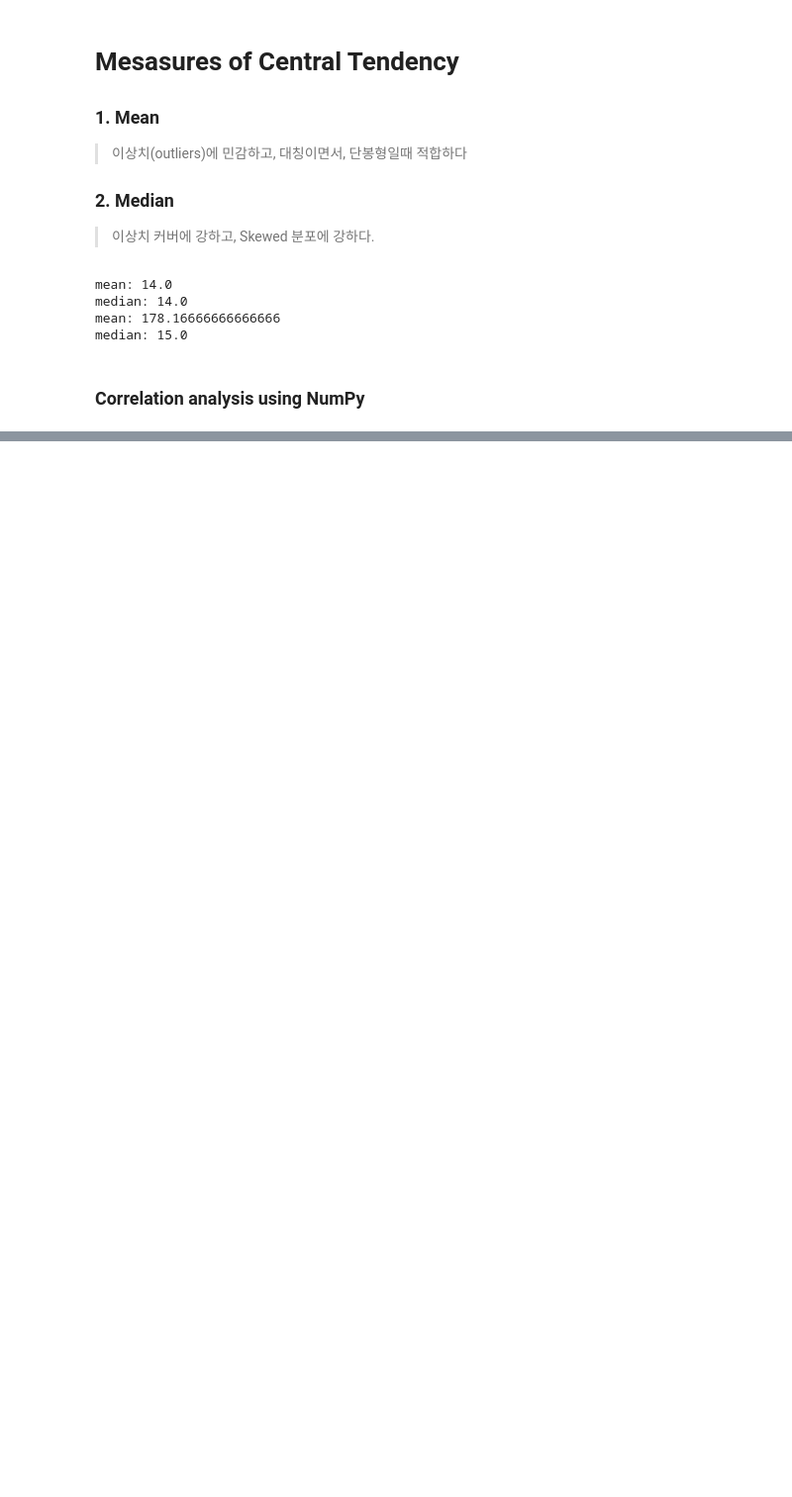
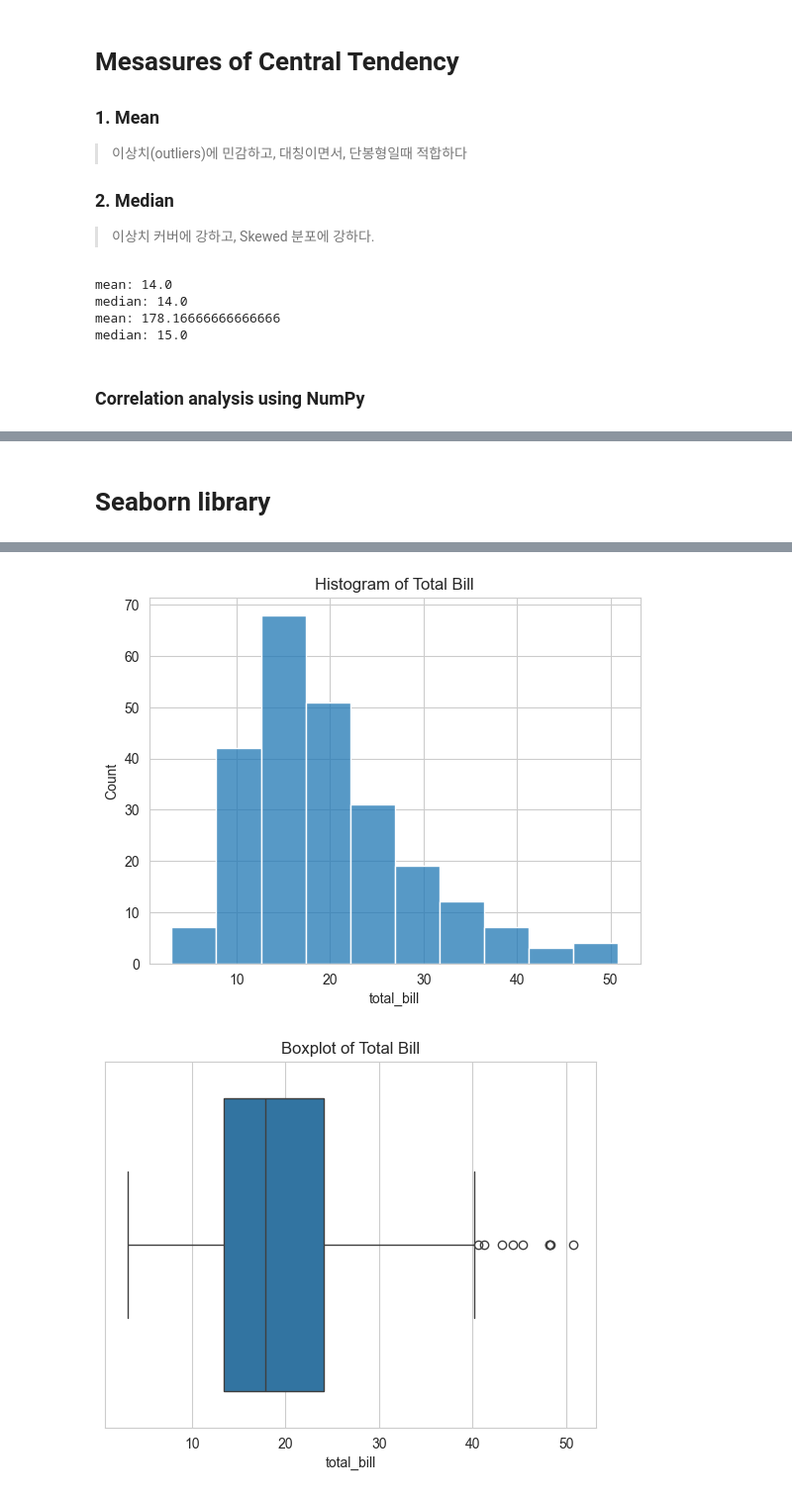
Before and after one commit to juwoojae/FundamentalsOfDataScience, a Jupyter notebook: week5/lecture9.ipynb, the cells around one changed output, grey strips where cells are left out. Shown at 99% size. Drawn from its saved outputs; the diff is of its cells as text; code cells hidden in the pictures; blank space fills up the shorter version.

```diff
--- a/week5/lecture9.ipynb
+++ b/week5/lecture9.ipynb
@@ -44,0 +45,76 @@ array([[1.        , 1.        , 0.06170031],
+# %% [markdown]
+# Seaborn library
+# %%
+# 필요한 라이브러리 import
+import seaborn as sns               # 시각화 라이브러리
+import matplotlib.pyplot as plt     # 그래프 출력용
+
+# 예제 데이터셋 로드 (Seaborn 기본 제공)
+df = sns.load_dataset("tips")       # 레스토랑 팁 데이터
+print(df)
+# -----------------------------
+# 1. 히스토그램 (분포 확인)
+# -----------------------------
+sns.histplot(df['total_bill'], bins=10)   # total_bill 분포
+plt.title("Histogram of Total Bill")      # 제목 설정
+plt.show()                                # 그래프 출력
+
+# -----------------------------
+# 2. 박스플롯 (이상치 + 분포)
+# -----------------------------
+sns.boxplot(x=df['total_bill'])           # 박스플롯
+plt.title("Boxplot of Total Bill")
+plt.show()
+
+# -----------------------------
+# 3. 바이올린 플롯 (분포 + 밀도)
+# -----------------------------
+sns.violinplot(x=df['total_bill'])        # 바이올린 플롯
+plt.title("Violin Plot of Total Bill")
+plt.show()
+
+# -----------------------------
+# 4. 막대그래프 (카테고리 비교)
+# -----------------------------
+sns.barplot(x='day', y='total_bill', data=df)   # 요일별 평균 total_bill
+plt.title("Average Total Bill by Day")
+plt.show()
+
+# -----------------------------
+# 5. 산점도 (관계 확인)
+# -----------------------------
+sns.scatterplot(x='total_bill', y='tip', data=df)
+plt.title("Scatter Plot (Total Bill vs Tip)")
+plt.show()
+
+# -----------------------------
+# 6. 회귀선 포함 산점도
+# -----------------------------
+sns.regplot(
+    x='total_bill',
+    y='tip',
+    data=df,
+    scatter_kws={"s":100, "alpha":0.3},   # 점 스타일
+    line_kws={"lw":3, "ls":"--", "alpha":0.5}  # 선 스타일
+)
+plt.title("Regression Plot (Total Bill vs Tip)")
+plt.show()
+
+sns.pairplot(
+    df,
+    vars=['total_bill', 'tip', 'size'],  # 확인할 변수들
+    hue='sex'                            # 색으로 그룹 구분
+)
+plt.show()
+
+corr = df.corr(numeric_only=True)   # 상관계수 계산
+
+sns.heatmap(
+    corr,
+    annot=True,     # 값 표시
+    fmt=".2f",      # 소수점 2자리
+    cmap="Blues"    # 색상 테마
+)
+plt.show()
+# 출력
+# %% [output]
@@ -44,0 +135,2 @@ array([[1.        , 1.        , 0.06170031],
+[figure, added]
+[figure, added]
```
Also changed, not shown: parts of 10 cells of this notebook.
